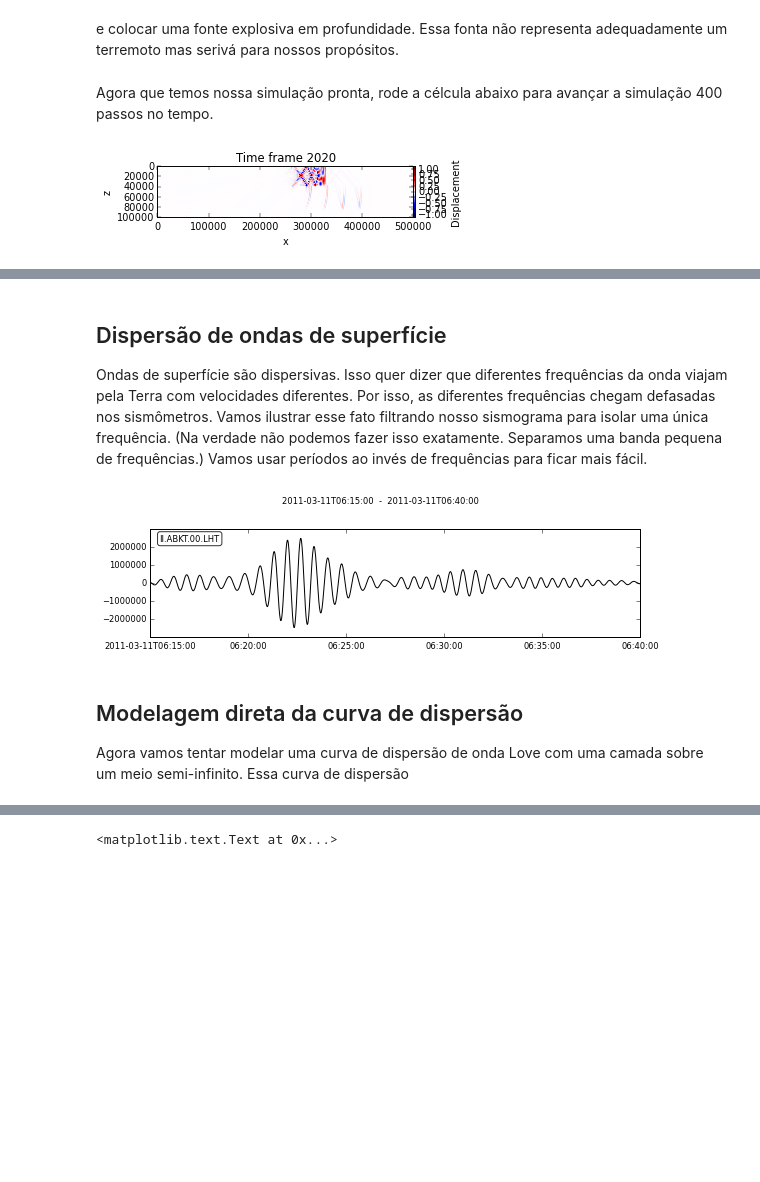
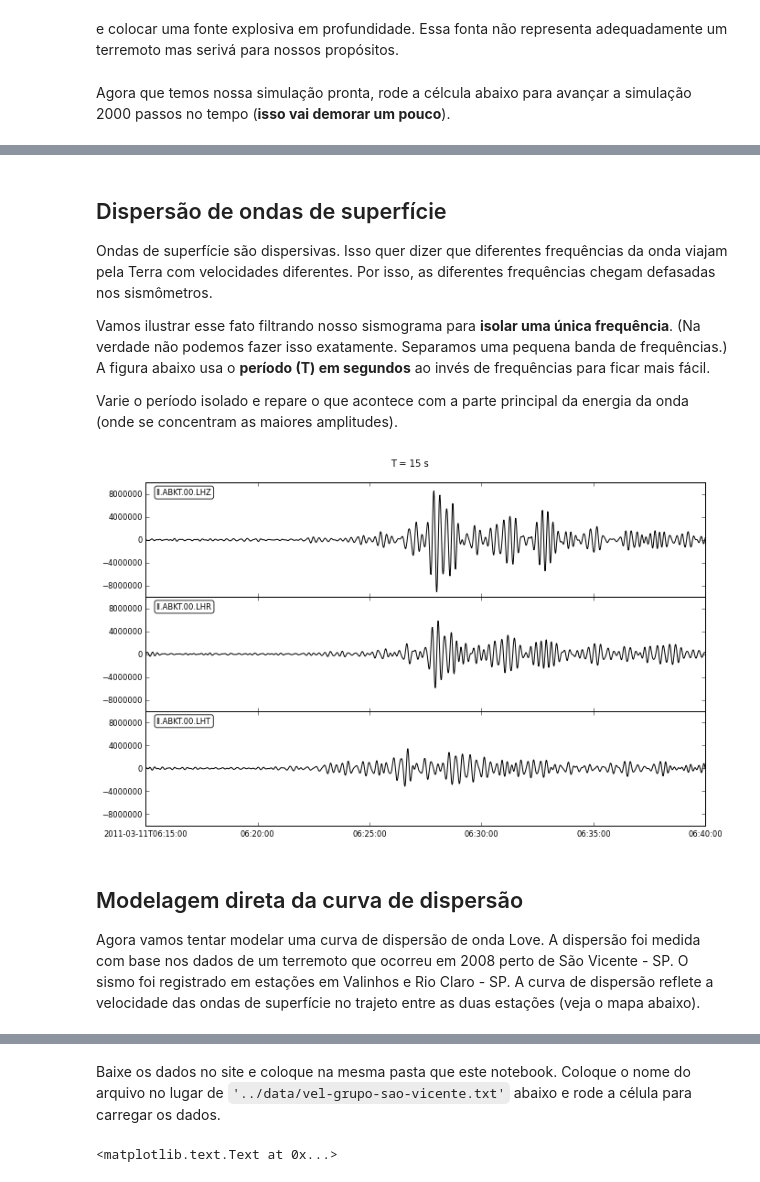
Before and after one commit to leouieda/geofisica2, a Jupyter notebook: notebooks/ondas-superficie.ipynb, the cells around one changed output, grey strips where cells are left out. Drawn from its saved outputs; the diff is of its cells as text; code cells hidden in the pictures; blank space fills up the shorter version.

Commit message:
Filtering works! Better instructions
Filtering with a narrow band is working to show the surface wave
dispersion. Wrote more complete instructions for the other tasks as
well.

```diff
--- a/notebooks/ondas-superficie.ipynb
+++ b/notebooks/ondas-superficie.ipynb
@@ -119,11 +124,7 @@ e colocar uma fonte explosiva em profundidade. Essa fonta não representa adequa
 f = 1
 sim1.add_point_source((20e3//spacing, 50e3//spacing), Ricker(5, f, 1/f))
 # %% [markdown]
-Agora que temos nossa simulação pronta, rode a célcula abaixo para avançar a simulação 400 passos no tempo.
+Agora que temos nossa simulação pronta, rode a célcula abaixo para avançar a simulação 2000 passos no tempo (**isso vai demorar um pouco**).
 # %%
 sim1.run(2000)
-# %%
-sim1.explore(every=20)
-# %% [output]
-[figure, removed]
 # %%
@@ -133,31 +134,34 @@ sim1.animate(every=20, embed=True, dpi=50, cutoff=0.5)
 # %% [markdown]
 ## Dispersão de ondas de superfície
 
-Ondas de superfície são dispersivas. Isso quer dizer que diferentes frequências da onda viajam pela Terra com velocidades diferentes. Por isso, as diferentes frequências chegam defasadas nos sismômetros. Vamos ilustrar esse fato filtrando nosso sismograma para isolar uma única frequência. (Na verdade não podemos fazer isso exatamente. Separamos uma banda pequena de frequências.) Vamos usar períodos ao invés de frequências para ficar mais fácil.
+Ondas de superfície são dispersivas. Isso quer dizer que diferentes frequências da onda viajam pela Terra com velocidades diferentes. Por isso, as diferentes frequências chegam defasadas nos sismômetros.
+
+Vamos ilustrar esse fato filtrando nosso sismograma para **isolar uma única frequência**. (Na verdade não podemos fazer isso exatamente. Separamos uma pequena banda de frequências.) A figura abaixo usa o **período (T) em segundos** ao invés de frequências para ficar mais fácil.
+
+Varie o período isolado e repare o que acontece com a parte principal da energia da onda (onde se concentram as maiores amplitudes).
 # %%
 def bandpass(T):
     banda = 5
     f1 = 1/(T + banda)
     f2 = 1/(T - banda)
     t0 =  obspy.UTCDateTime('2011-03-11 06:15:00')
-    tr = rodado[2].copy()
-    #tr.trim(starttime=t0, endtime=t0 + 25*60)
-    tr.filter('bandpass', freqmin=f1, freqmax=f2).plot(starttime=t0, endtime=t0 + 25*60)
-    #plt.plot(tr.times(), tr.data, '-k')
-    #plt.xlim(tr.times().min(), tr.times().max())
-    #plt.ylim(-400e3, 400e3)
-
-widgets.interactive(bandpass, T=widgets.IntSliderWidget(min=15, max=50, step=5, value=20))
+    tr = rodado.copy()
+    fig = plt.figure(figsize=(10, 6))
+    plt.suptitle('T = {} s'.format(T))
+    tr.filter('bandpass', freqmin=f1, freqmax=f2).plot(fig=fig, starttime=t0, endtime=t0 + 25*60)
+widgets.interactive(bandpass, T=widgets.IntSliderWidget(min=10, max=50, step=5, value=10))
 # %% [output]
-[figure, old version]
+[figure, new version]
 # %% [markdown]
 ## Modelagem direta da curva de dispersão
 
-Agora vamos tentar modelar uma curva de dispersão de onda Love com uma camada sobre um meio semi-infinito. Essa curva de dispersão
+Agora vamos tentar modelar uma curva de dispersão de onda Love. A dispersão foi medida com base nos dados de um terremoto que ocorreu em 2008 perto de São Vicente - SP. O sismo foi registrado em estações em Valinhos e Rio Claro - SP. A curva de dispersão reflete a velocidade das ondas de superfície no trajeto entre as duas estações (veja o mapa  abaixo).
 # %%
 HTML('<iframe src="https://www.google.com/maps/d/embed?mid=zdRgD-zrdVfU.kbc3ccKBGJMw" width="640" height="480"></iframe>')
 # %% [output]
 [interactive output not drawn]
+# %% [markdown]
+Baixe os dados no site e coloque na mesma pasta que este notebook. Coloque o nome do arquivo no lugar de `'../data/vel-grupo-sao-vicente.txt'` abaixo e rode a célula para carregar os dados.
 # %%
 periodo, velocidade = np.loadtxt('../data/vel-grupo-sao-vicente.txt', unpack=True)
 velocidade *= 1000
```
Also changed, not shown: parts of 6 cells of this notebook.
